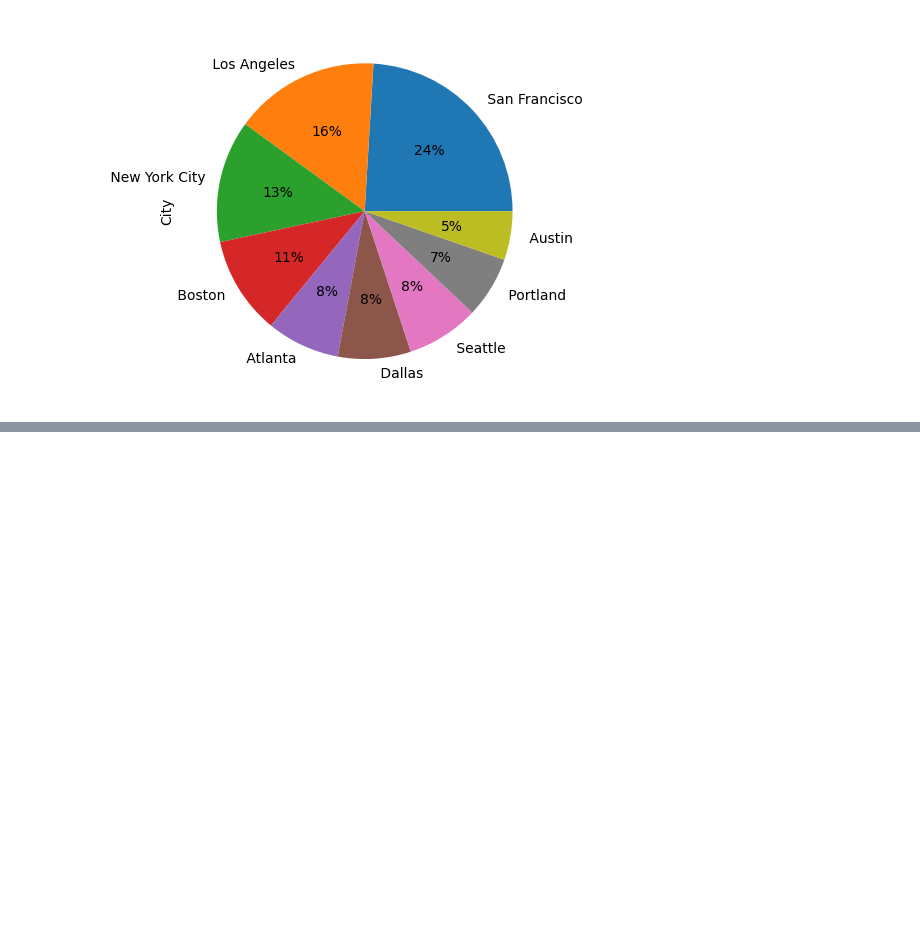
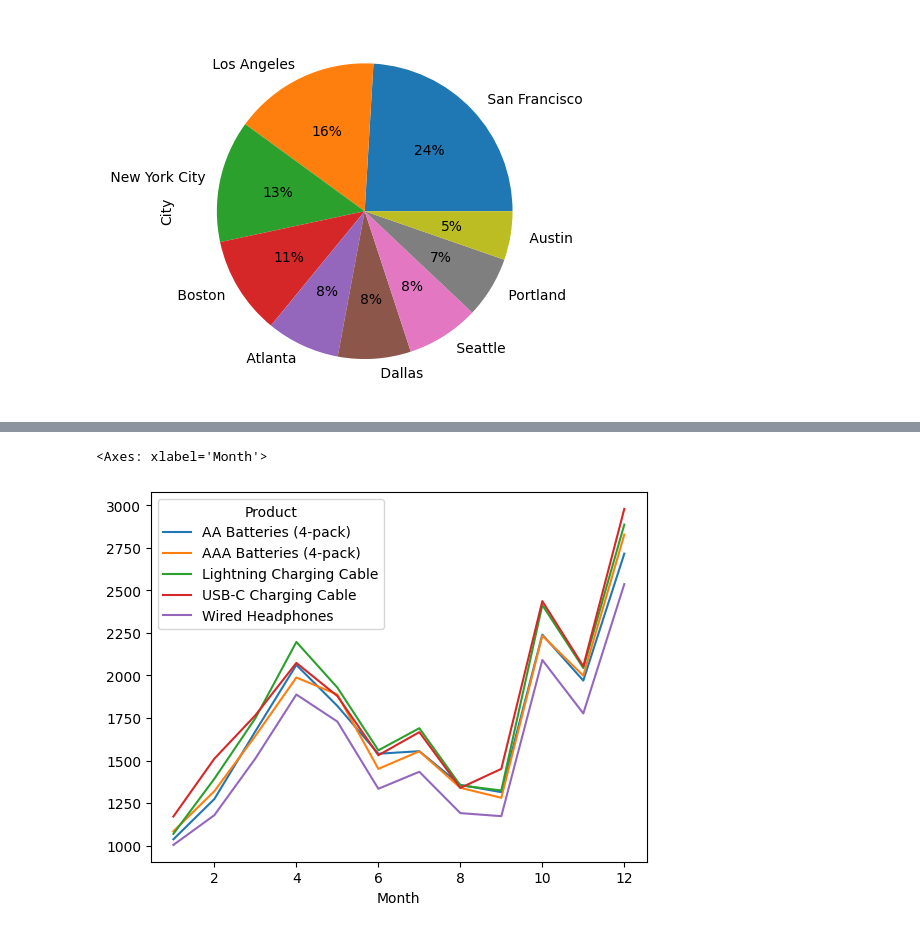
Before and after one commit to dkhiani6/Data-Analysis-Projects, a Jupyter notebook: E-commerce Sales Analysis/Sales_EDA.ipynb, the cells around one changed output, grey strips where cells are left out. Cells and saved outputs as stored; diff of their text form; code cells hidden in the pictures; blank space fills up the shorter version.

```diff
--- a/E-commerce Sales Analysis/Sales_EDA.ipynb
+++ b/E-commerce Sales Analysis/Sales_EDA.ipynb
@@ -130,0 +183,4 @@ pd.value_counts(final_data['City']).plot(kind='pie' , autopct = '%1.0f%%')
+# %%
+top_5_data = final_data[final_data['Product'].isin(top_5)]
+top_5_data.head()
+# top_10_data.columns
@@ -130,0 +214,6 @@ pd.value_counts(final_data['City']).plot(kind='pie' , autopct = '%1.0f%%')
+# %%
+pivot = top_5_data.groupby(['Month' , 'Product']).size().unstack()
+pivot.plot()
+# %% [output]
+<Axes: xlabel='Month'>
+[figure, added]
```
Also changed, not shown: parts of 17 cells of this notebook.
